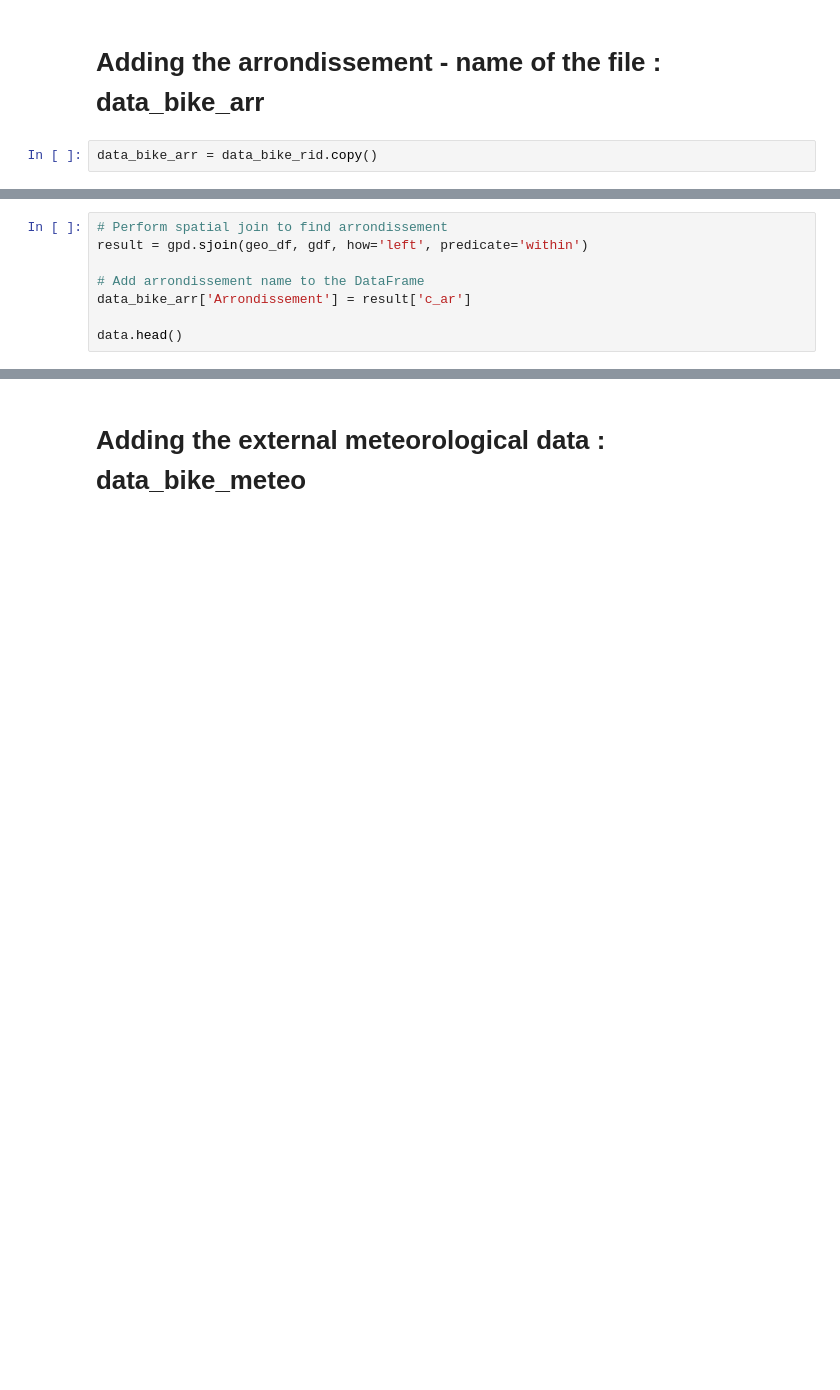
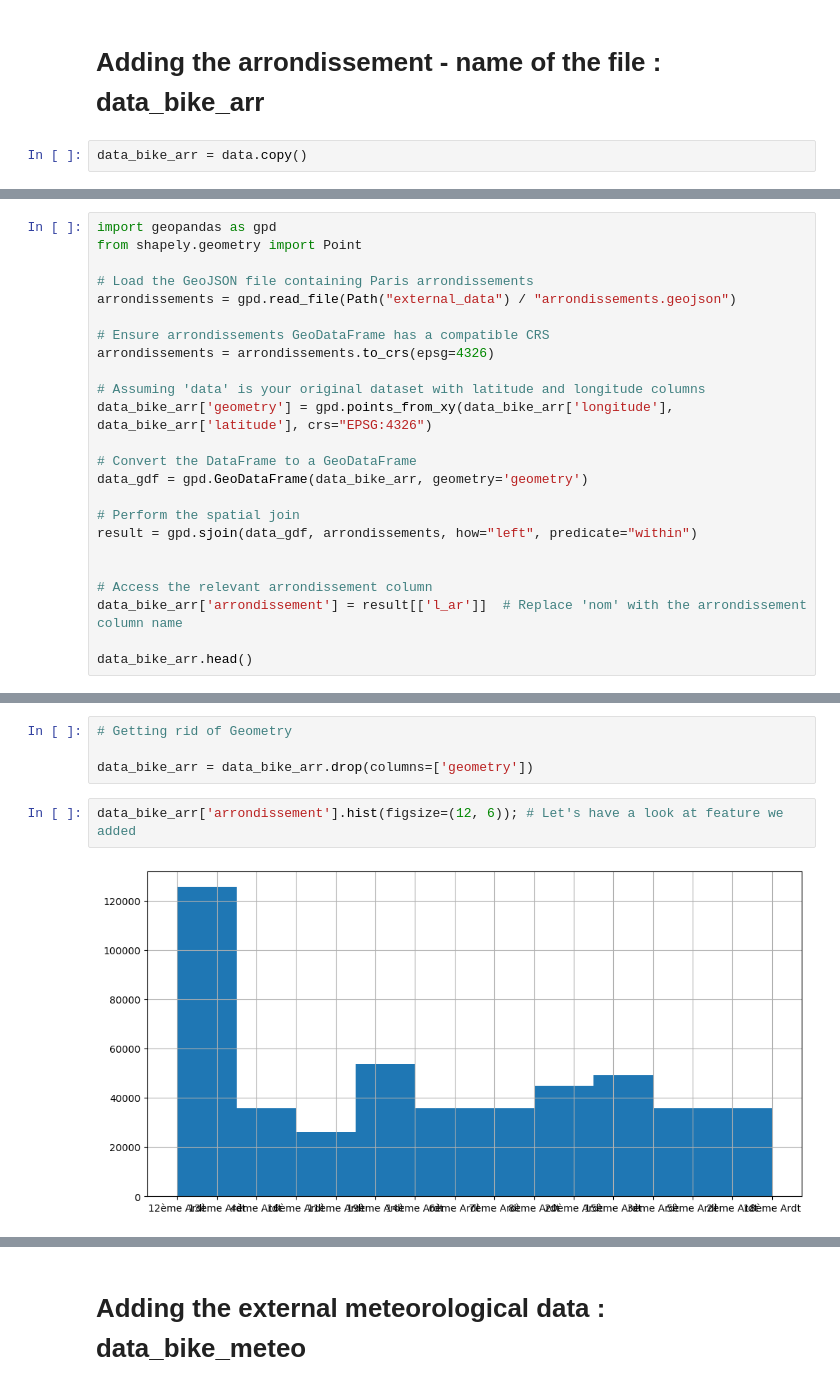
Before and after one commit to thom1100/bike_counters_, a Jupyter notebook: feature_engineering.ipynb, the cells around one changed output, grey strips where cells are left out. Cells and saved outputs as stored; diff of their text form; blank space fills up the shorter version.

Commit message:
Added the arrondissement

```diff
--- a/feature_engineering.ipynb
+++ b/feature_engineering.ipynb
@@ -196,4 +210,4 @@ data_bike_rid = data[all_columns]
 # %% [markdown]
 # Adding the arrondissement - name of the file : data_bike_arr
 # %%
-data_bike_arr = data_bike_rid.copy()
+data_bike_arr = data.copy()
@@ -245,8 +213,0 @@ merged.head()
-# %%
-# Perform spatial join to find arrondissement
-result = gpd.sjoin(geo_df, gdf, how='left', predicate='within')
-
-# Add arrondissement name to the DataFrame
-data_bike_arr['Arrondissement'] = result['c_ar']
-
-data.head()
@@ -259,0 +214,24 @@ data.head()
+# %%
+import geopandas as gpd
+from shapely.geometry import Point
+
+# Load the GeoJSON file containing Paris arrondissements
+arrondissements = gpd.read_file(Path("external_data") / "arrondissements.geojson")
+
+# Ensure arrondissements GeoDataFrame has a compatible CRS
+arrondissements = arrondissements.to_crs(epsg=4326)
+
+# Assuming 'data' is your original dataset with latitude and longitude columns
+data_bike_arr['geometry'] = gpd.points_from_xy(data_bike_arr['longitude'], data_bike_arr['latitude'], crs="EPSG:4326")
+
+# Convert the DataFrame to a GeoDataFrame
+data_gdf = gpd.GeoDataFrame(data_bike_arr, geometry='geometry')
+
+# Perform the spatial join
+result = gpd.sjoin(data_gdf, arrondissements, how="left", predicate="within")
+
+
+# Access the relevant arrondissement column
+data_bike_arr['arrondissement'] = result[['l_ar']]  # Replace 'nom' with the arrondissement column name
+
+data_bike_arr.head()
@@ -259,0 +245,8 @@ data.head()
+# %%
+# Getting rid of Geometry
+
+data_bike_arr = data_bike_arr.drop(columns=['geometry'])
+# %%
+data_bike_arr['arrondissement'].hist(figsize=(12, 6)); # Let's have a look at feature we added
+# %% [output]
+[figure, added]
```
Also changed, not shown: parts of 19 cells of this notebook.
